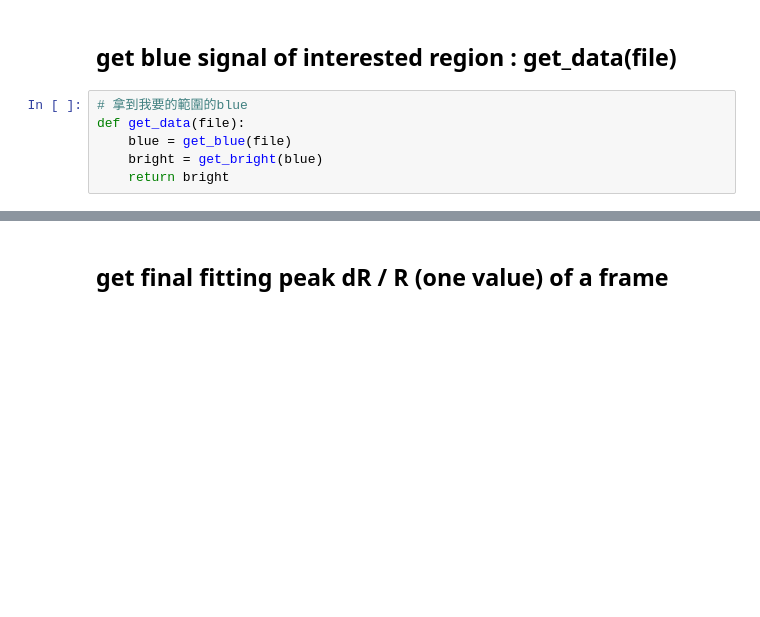
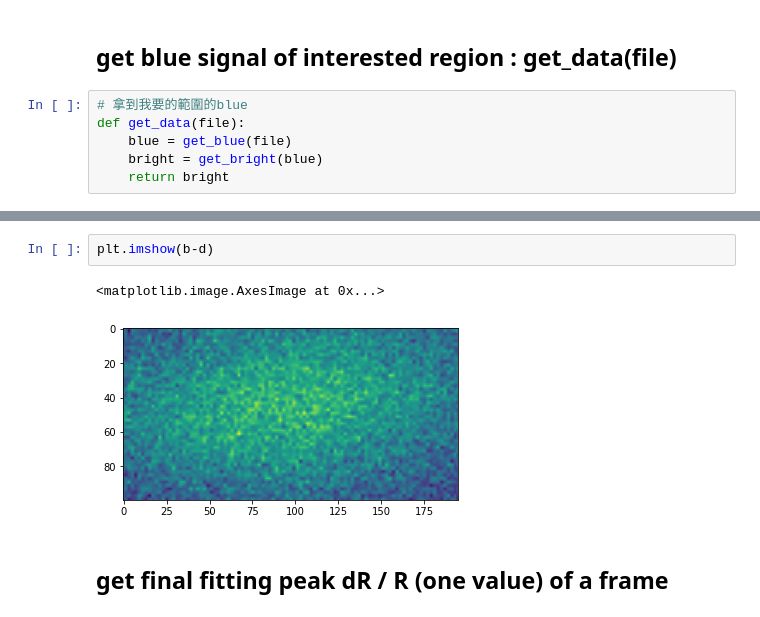
Before and after one commit to JoanneCETsai/Temperature_Calibration, a Jupyter notebook: data_processing_.ipynb, the cells around one changed output, grey strips where cells are left out. Drawn from its saved outputs; the diff is of its cells as text; blank space fills up the shorter version.

```diff
--- a/data_processing_.ipynb
+++ b/data_processing_.ipynb
@@ -66,3 +79,8 @@ def get_data(file):
+# %%
+plt.imshow(b-d)
+# %% [output]
+<matplotlib.image.AxesImage at 0x...>
+[figure, added]
 # %% [markdown]
 ## get final fitting peak dR / R (one value) of a frame
 # %%
```
Also changed, not shown: parts of 3 cells of this notebook, 6 other files.
